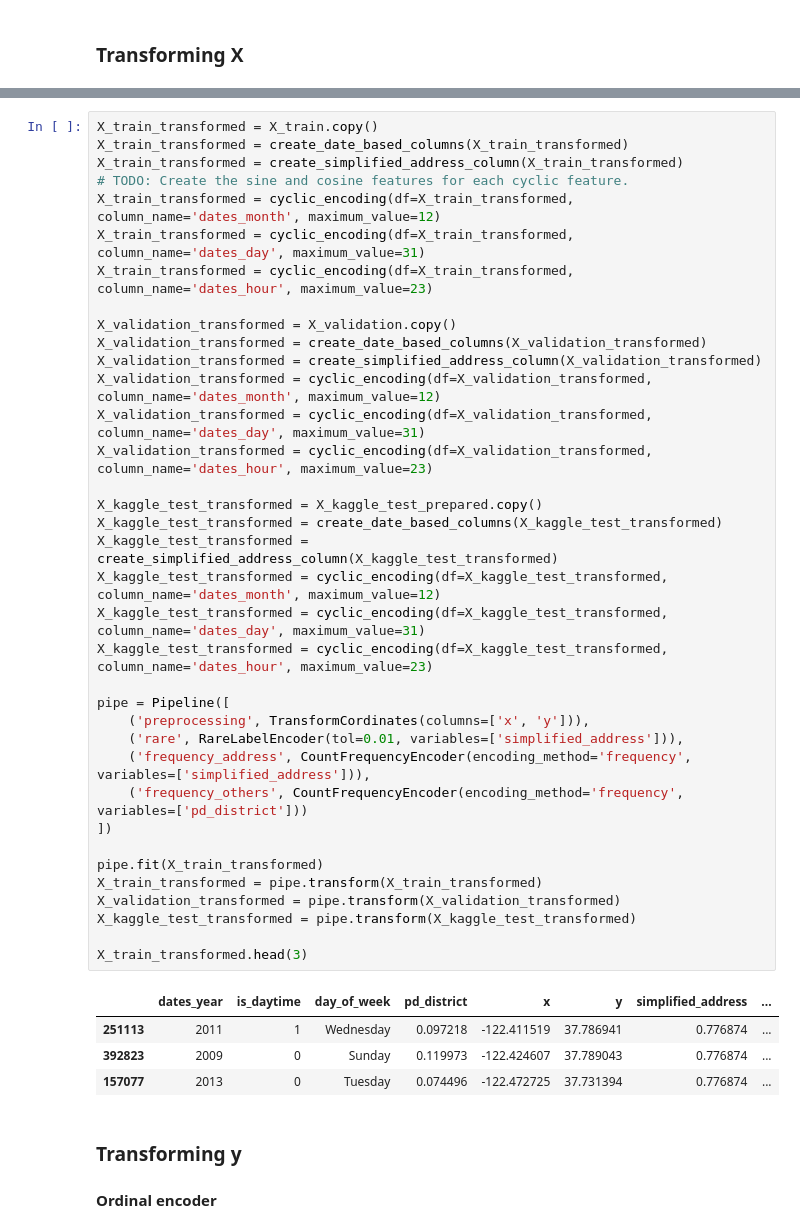
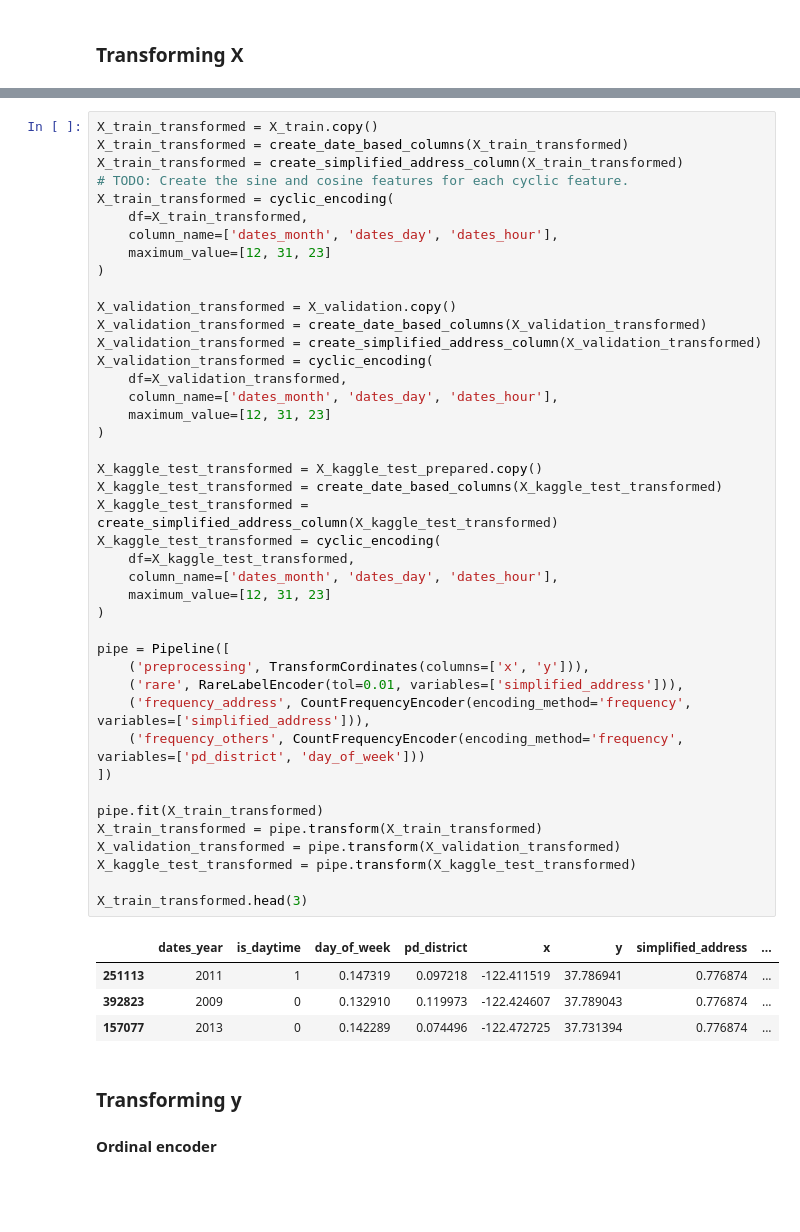
Before and after one commit to marcodeamicis/sf_crime, a Jupyter notebook: notebooks/2_data_preparation_suto.ipynb, the cells around one changed output, grey strips where cells are left out. Cells and saved outputs as stored; diff of their text form; blank space fills up the shorter version.

Commit message:
:sparkles: Modified the cyclic_encoding function. Now, it accepts a list as a parameter.

```diff
--- a/notebooks/2_data_preparation_suto.ipynb
+++ b/notebooks/2_data_preparation_suto.ipynb
@@ -432,44 +416,50 @@ X_train_transformed
 # %%
 X_train_transformed = X_train.copy()
 X_train_transformed = create_date_based_columns(X_train_transformed)
 X_train_transformed = create_simplified_address_column(X_train_transformed)
 # TODO: Create the sine and cosine features for each cyclic feature.
-X_train_transformed = cyclic_encoding(df=X_train_transformed, column_name='dates_month', maximum_value=12)
-X_train_transformed = cyclic_encoding(df=X_train_transformed, column_name='dates_day', maximum_value=31)
-X_train_transformed = cyclic_encoding(df=X_train_transformed, column_name='dates_hour', maximum_value=23)
+X_train_transformed = cyclic_encoding(
+    df=X_train_transformed,
+    column_name=['dates_month', 'dates_day', 'dates_hour'],
+    maximum_value=[12, 31, 23]
+)
 
 X_validation_transformed = X_validation.copy()
 X_validation_transformed = create_date_based_columns(X_validation_transformed)
 X_validation_transformed = create_simplified_address_column(X_validation_transformed)
-X_validation_transformed = cyclic_encoding(df=X_validation_transformed, column_name='dates_month', maximum_value=12)
-X_validation_transformed = cyclic_encoding(df=X_validation_transformed, column_name='dates_day', maximum_value=31)
-X_validation_transformed = cyclic_encoding(df=X_validation_transformed, column_name='dates_hour', maximum_value=23)
+X_validation_transformed = cyclic_encoding(
+    df=X_validation_transformed,
+    column_name=['dates_month', 'dates_day', 'dates_hour'],
+    maximum_value=[12, 31, 23]
+)
 
 X_kaggle_test_transformed = X_kaggle_test_prepared.copy()
 X_kaggle_test_transformed = create_date_based_columns(X_kaggle_test_transformed)
 X_kaggle_test_transformed = create_simplified_address_column(X_kaggle_test_transformed)
-X_kaggle_test_transformed = cyclic_encoding(df=X_kaggle_test_transformed, column_name='dates_month', maximum_value=12)
-X_kaggle_test_transformed = cyclic_encoding(df=X_kaggle_test_transformed, column_name='dates_day', maximum_value=31)
-X_kaggle_test_transformed = cyclic_encoding(df=X_kaggle_test_transformed, column_name='dates_hour', maximum_value=23)
+X_kaggle_test_transformed = cyclic_encoding(
+    df=X_kaggle_test_transformed,
+    column_name=['dates_month', 'dates_day', 'dates_hour'],
+    maximum_value=[12, 31, 23]
+)
 
 pipe = Pipeline([
     ('preprocessing', TransformCordinates(columns=['x', 'y'])),
     ('rare', RareLabelEncoder(tol=0.01, variables=['simplified_address'])),
     ('frequency_address', CountFrequencyEncoder(encoding_method='frequency', variables=['simplified_address'])),
-    ('frequency_others', CountFrequencyEncoder(encoding_method='frequency', variables=['pd_district']))
+    ('frequency_others', CountFrequencyEncoder(encoding_method='frequency', variables=['pd_district', 'day_of_week']))
 ])
 
 pipe.fit(X_train_transformed)
 X_train_transformed = pipe.transform(X_train_transformed)
 X_validation_transformed = pipe.transform(X_validation_transformed)
 X_kaggle_test_transformed = pipe.transform(X_kaggle_test_transformed)
 
 X_train_transformed.head(3)
 # %% [output]
 |  | dates_year | is_daytime | day_of_week | pd_district | x | y | simplified_address | ... |
-| 251113 | 2011 | 1 | Wednesday | 0.097218 | -122.411519 | 37.786941 | 0.776874 | ... |
-| 392823 | 2009 | 0 | Sunday | 0.119973 | -122.424607 | 37.789043 | 0.776874 | ... |
-| 157077 | 2013 | 0 | Tuesday | 0.074496 | -122.472725 | 37.731394 | 0.776874 | ... |
+| 251113 | 2011 | 1 | 0.147319 | 0.097218 | -122.411519 | 37.786941 | 0.776874 | ... |
+| 392823 | 2009 | 0 | 0.132910 | 0.119973 | -122.424607 | 37.789043 | 0.776874 | ... |
+| 157077 | 2013 | 0 | 0.142289 | 0.074496 | -122.472725 | 37.731394 | 0.776874 | ... |
 # %% [markdown]
 ### Transforming y
 
```
Also changed, not shown: parts of 1 cell of this notebook, 1 other file.
